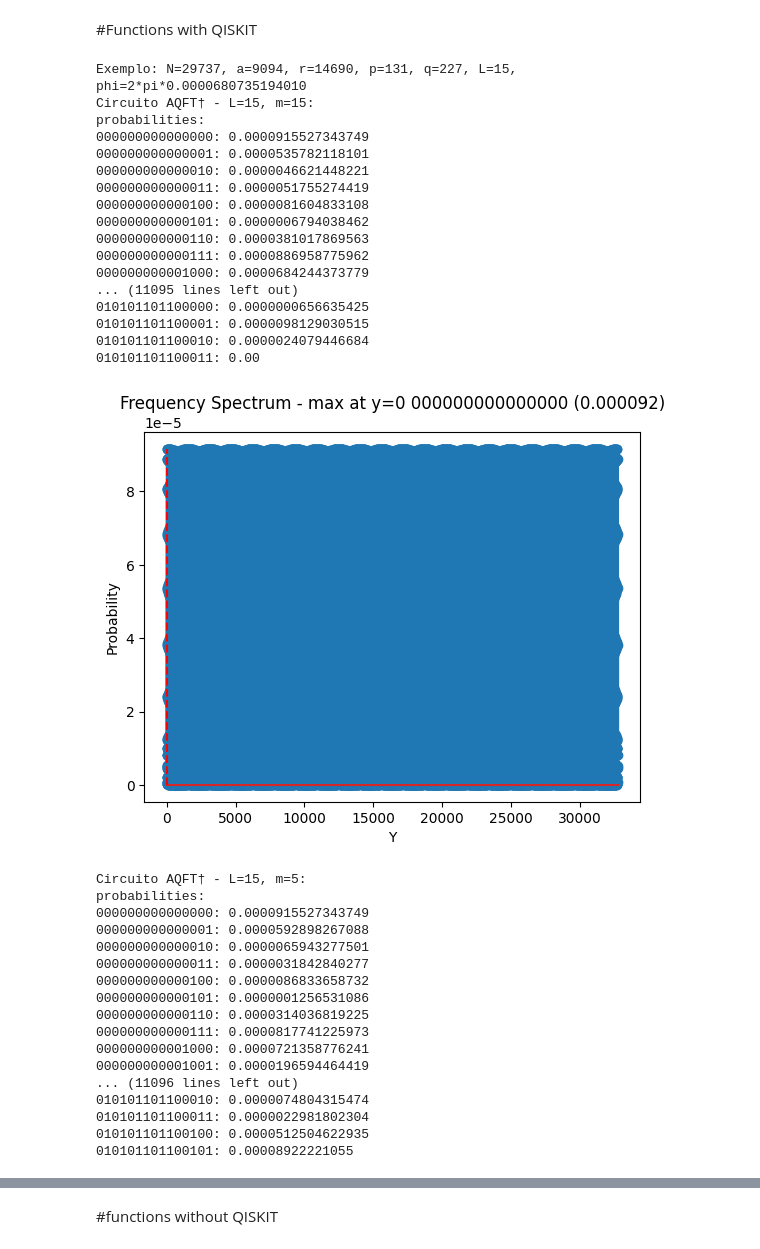
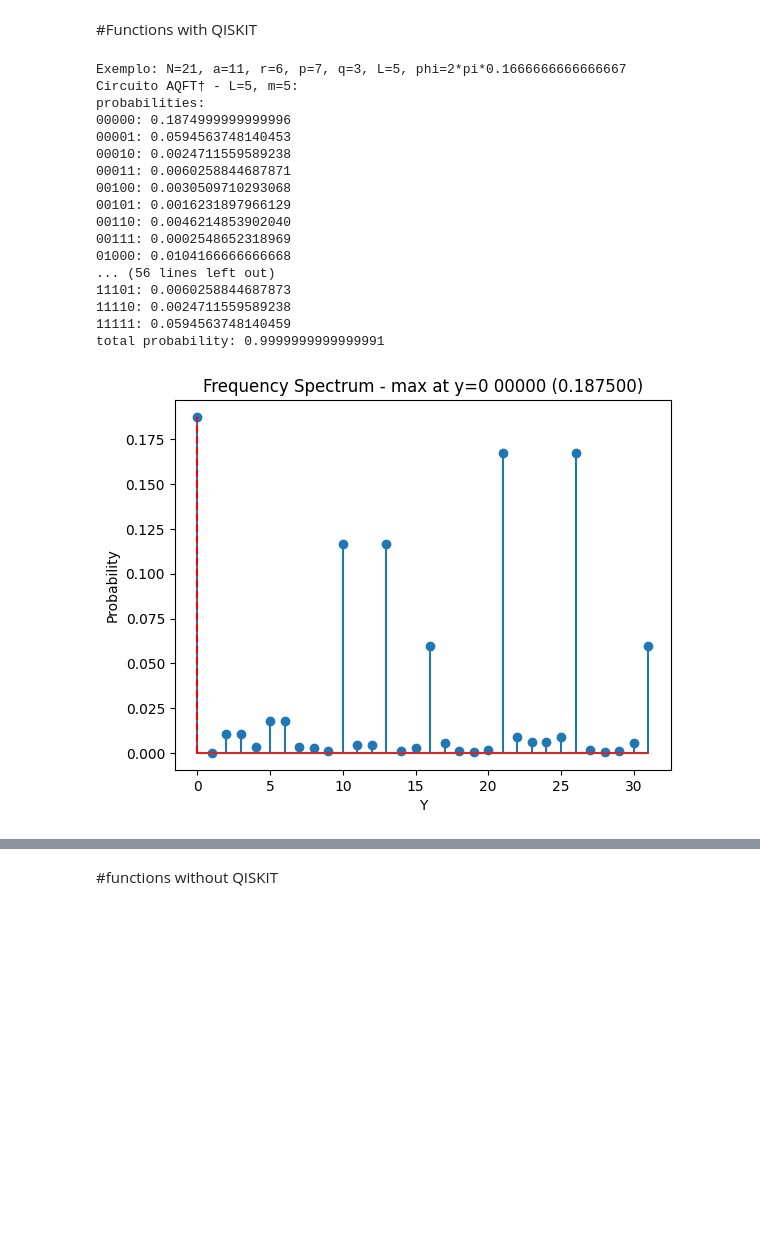
Before and after one commit to edunasci/quantum, a Jupyter notebook: aqft/aqft.ipynb, the cells around one changed output, grey strips where cells are left out. Saved outputs shown, nothing was run; the diff lists cells and outputs as text; code cells hidden in the pictures; blank space fills up the shorter version.

```diff
--- a/aqft/aqft.ipynb
+++ b/aqft/aqft.ipynb
@@ -269,71 +269,55 @@ def aqft_example(N, a, r, p, q):
         #print(f'{sv_initial}')
 
         sv_final = sv_initial.evolve(qc)
         #print(f'{sv_final}')
 
         probs = sv_final.probabilities()
         print("probabilities:")
         for i, p in enumerate(probs):
             #print(i, p)
             print(f'{i:0{L}b}: {p:.16f}')
         print(f'total probability: {sum(probs):.16f} ')
         print(f'')
 
 
         reordered_probs = np.zeros_like(probs)
         for y, p in enumerate(probs):
             reordered_probs[bit_reverse(y, L)] = p
 
-        ys = np.arange(len(probs))
-        peak_y = np.argmax(probs)
-        peak_value = np.max(probs)
+        ys = np.arange(len(reordered_probs))
+        peak_y = np.argmax(reordered_probs)
+        peak_value = np.max(reordered_probs)
 
         plt.figure()
-        plt.stem(ys, probs)
+        plt.stem(ys, reordered_probs)
         plt.xlabel("Y")
         plt.ylabel("Probability")
         plt.title(f"Frequency Spectrum - max at y={peak_y} {peak_y:0{L}b} ({peak_value:.6f})")
         plt.vlines(peak_y, 0, peak_value,colors='r', linestyles='dashed', label='Peak')
-        plt.show()
+        plt.savefig(f'img/probability_qiskit_L_{L}_m_{m}.png')
+        #plt.show()
 
     return
 
 #aqft_example(N=15, a=8, r=4, p=3, q=5)
-#aqft_example(N=21, a=11, r=6, p=7, q=3)
-aqft_example(N=29737, a=9094, r=14690, p=131, q=227)
+aqft_example(N=21, a=11, r=6, p=7, q=3)
+#aqft_example(N=29737, a=9094, r=14690, p=131, q=227)
 # %% [output]
-Exemplo: N=29737, a=9094, r=14690, p=131, q=227, L=15, phi=2*pi*0.0000680735194010
-Circuito AQFT† - L=15, m=15:
+Exemplo: N=21, a=11, r=6, p=7, q=3, L=5, phi=2*pi*0.1666666666666667
+Circuito AQFT† - L=5, m=5:
 probabilities:
-000000000000000: 0.0000915527343749
-000000000000001: 0.0000535782118101
-000000000000010: 0.0000046621448221
-000000000000011: 0.0000051755274419
-000000000000100: 0.0000081604833108
-000000000000101: 0.0000006794038462
-000000000000110: 0.0000381017869563
-000000000000111: 0.0000886958775962
-000000000001000: 0.0000684244373779
-... (11095 lines left out)
-010101101100000: 0.0000000656635425
-010101101100001: 0.0000098129030515
-010101101100010: 0.0000024079446684
-010101101100011: 0.00
+00000: 0.1874999999999996
+00001: 0.0594563748140453
+00010: 0.0024711559589238
+00011: 0.0060258844687871
+00100: 0.0030509710293068
+00101: 0.0016231897966129
+00110: 0.0046214853902040
+00111: 0.0002548652318969
+01000: 0.0104166666666668
+... (56 lines left out)
+11101: 0.0060258844687873
+11110: 0.0024711559589238
+11111: 0.0594563748140459
+total probability: 0.9999999999999991
-[figure, old version]
+[figure, new version]
-Circuito AQFT† - L=15, m=5:
-probabilities:
-000000000000000: 0.0000915527343749
-000000000000001: 0.0000592898267088
-000000000000010: 0.0000065943277501
-000000000000011: 0.0000031842840277
-000000000000100: 0.0000086833658732
-000000000000101: 0.0000001256531086
-000000000000110: 0.0000314036819225
-000000000000111: 0.0000817741225973
-000000000001000: 0.0000721358776241
-000000000001001: 0.0000196594464419
-... (11096 lines left out)
-010101101100010: 0.0000074804315474
-010101101100011: 0.0000022981802304
-010101101100100: 0.0000512504622935
-010101101100101: 0.00008922221055
```
Also changed, not shown: parts of 3 cells of this notebook, 3 other files.
